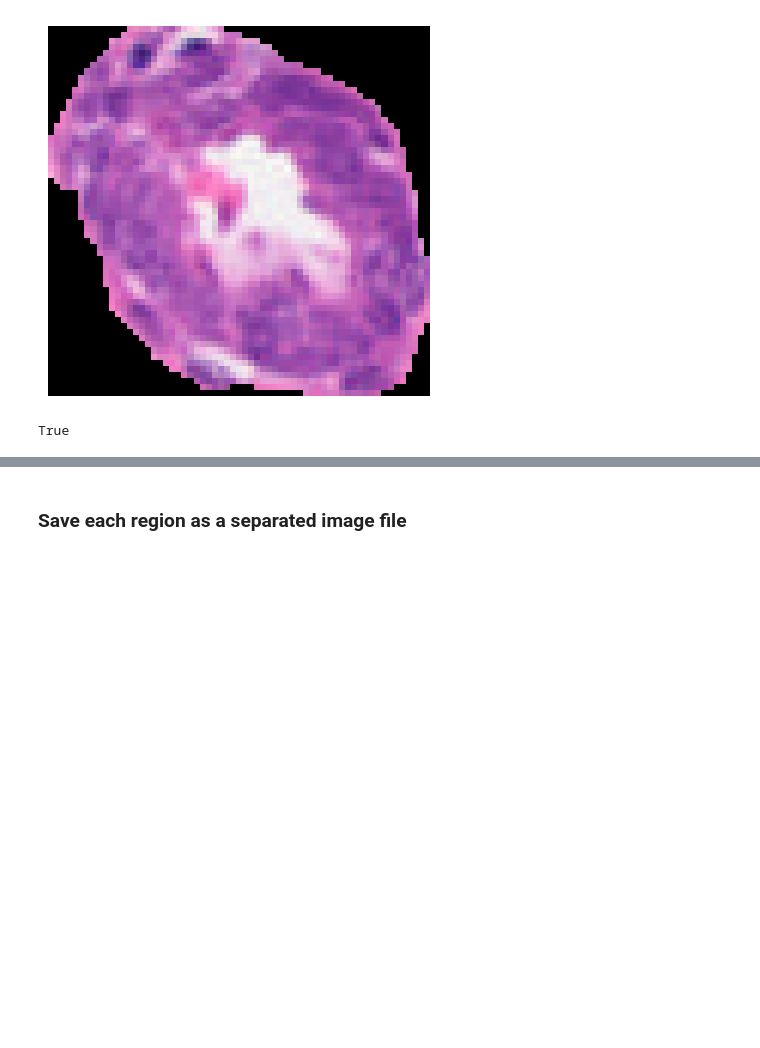
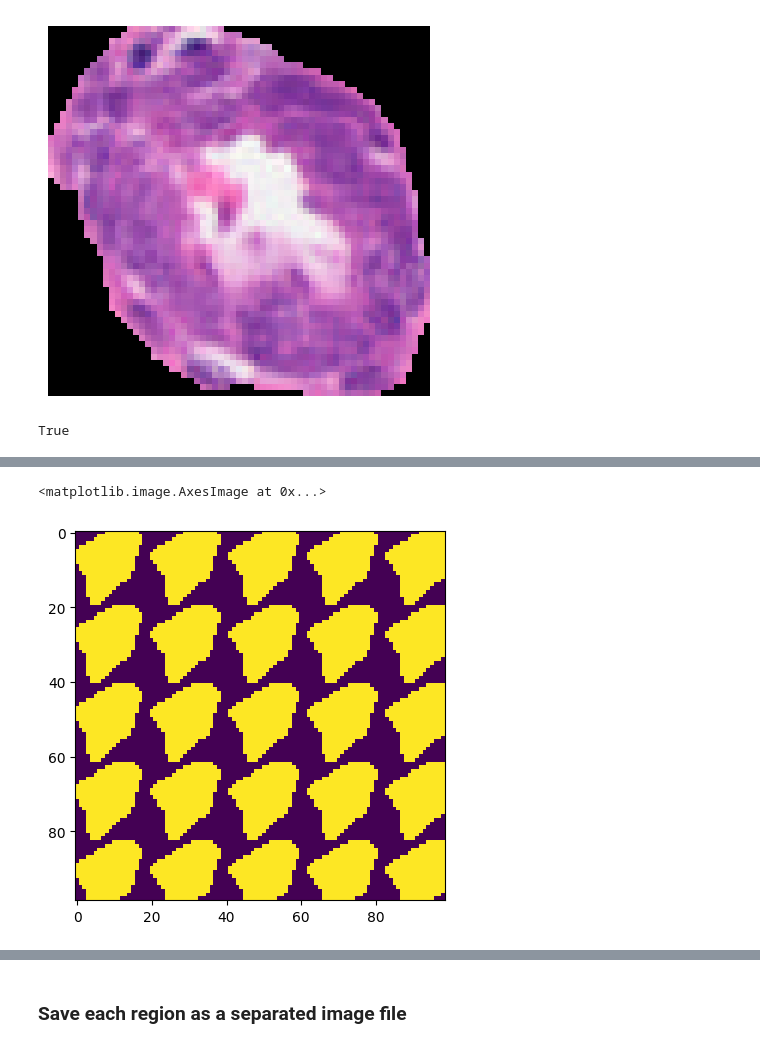
Before and after one commit to 8toz/3d_breast_reconstruction, a Jupyter notebook: train_classifier.ipynb, the cells around one changed output, grey strips where cells are left out. Cells and saved outputs as stored; diff of their text form; code cells hidden in the pictures; blank space fills up the shorter version.

```diff
--- a/train_classifier.ipynb
+++ b/train_classifier.ipynb
@@ -273,0 +323,5 @@ True
+# %%
+plt.imshow(global_image[1:100, 1:100])
+# %% [output]
+<matplotlib.image.AxesImage at 0x...>
+[figure, added]
```
Also changed, not shown: parts of 8 cells of this notebook.
